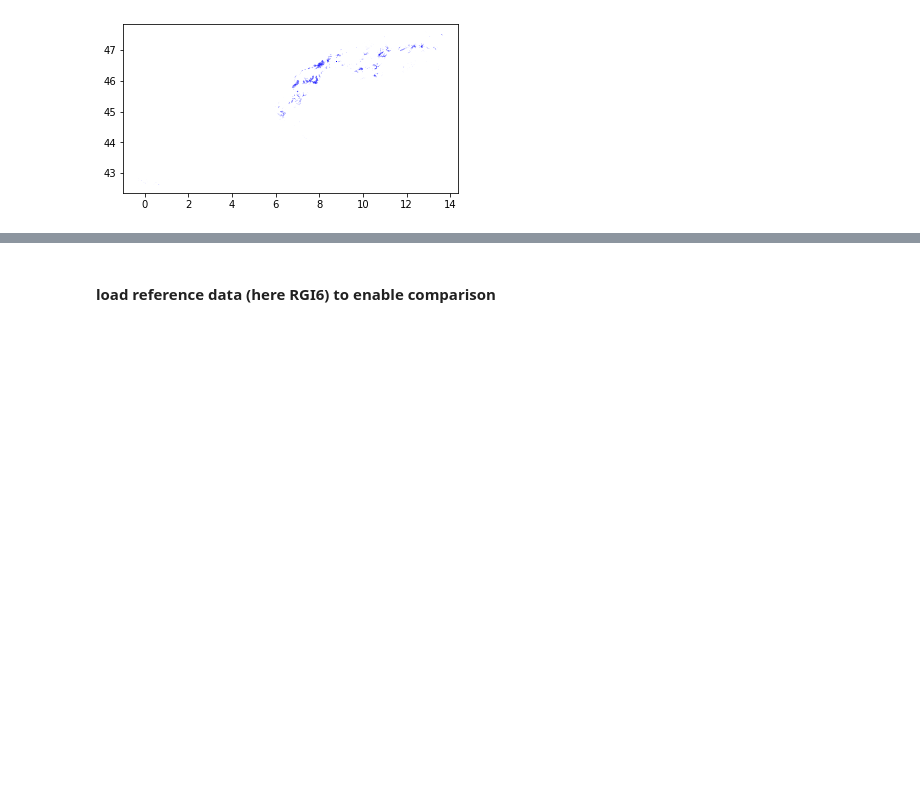
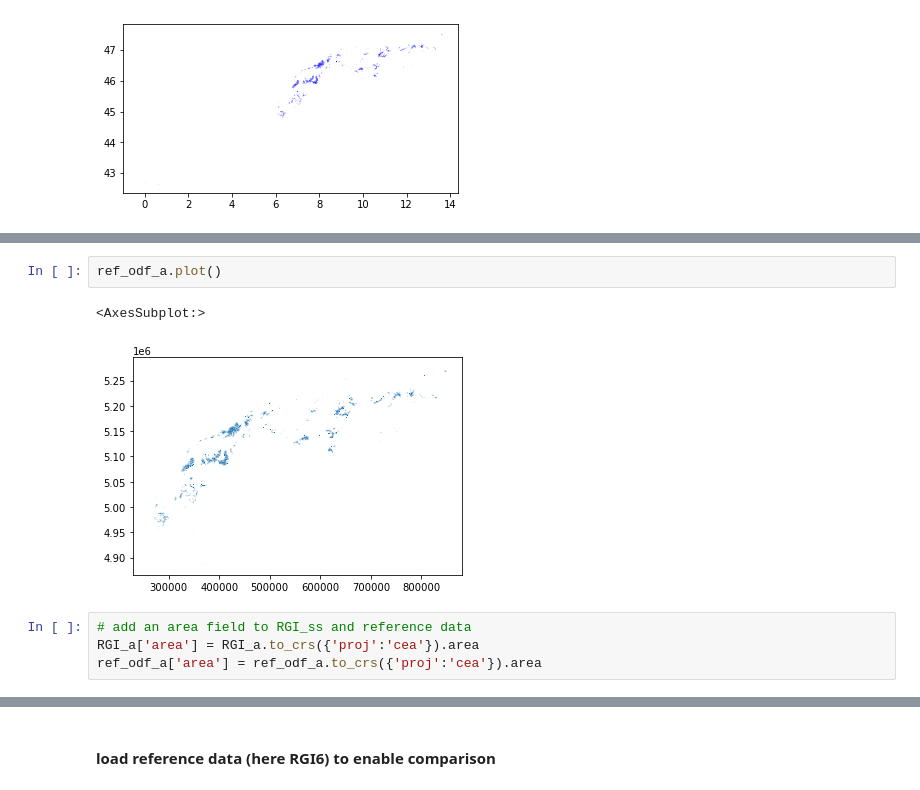
Before and after one commit to GLIMS-RGI/rgi7_scripts, a Jupyter notebook: workflow/RGI11.ipynb, the cells around one changed output, grey strips where cells are left out. Saved outputs shown, nothing was run; the diff lists cells and outputs as text; blank space fills up the shorter version.

```diff
--- a/workflow/RGI11.ipynb
+++ b/workflow/RGI11.ipynb
@@ -100,0 +207,9 @@ RGI_ss.geometry.plot(color='blue')
+# %%
+ref_odf_a.plot()
+# %% [output]
+<AxesSubplot:>
+[figure, added]
+# %%
+# add an area field to RGI_ss and reference data
+RGI_a['area'] = RGI_a.to_crs({'proj':'cea'}).area
+ref_odf_a['area'] = ref_odf_a.to_crs({'proj':'cea'}).area
```
Also changed, not shown: parts of 30 cells of this notebook.
